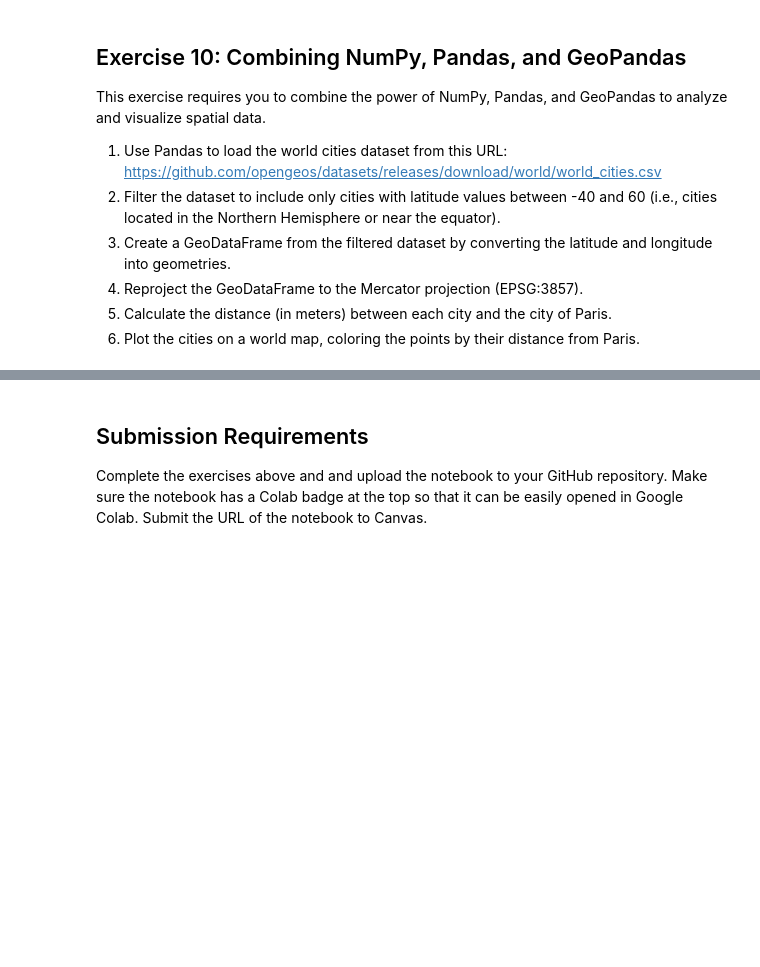
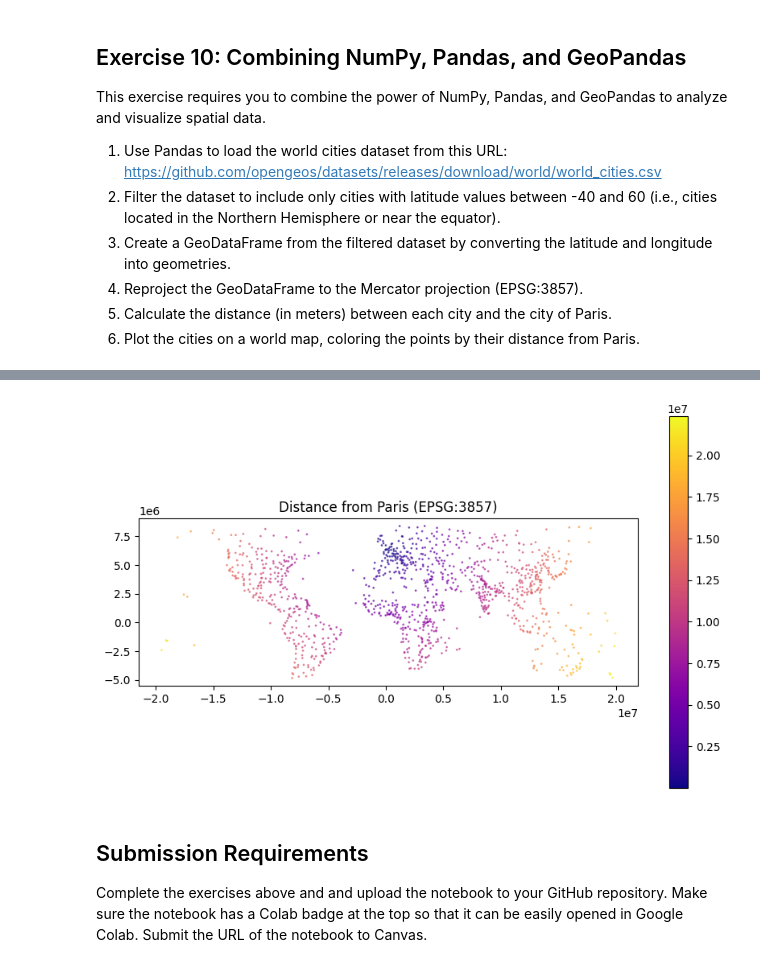
Before and after one commit to mercedes1996/geog-510, a Jupyter notebook: book/labs/lab_05.ipynb, the cells around one changed output, grey strips where cells are left out. Cells and saved outputs as stored; diff of their text form; code cells hidden in the pictures; blank space fills up the shorter version.

```diff
--- a/book/labs/lab_05.ipynb
+++ b/book/labs/lab_05.ipynb
@@ -520,0 +527,8 @@ This exercise requires you to combine the power of NumPy, Pandas, and GeoPandas
+# %%
+data_url = "https://github.com/opengeos/datasets/releases/download/world/world_cities.csv"
+df = pd.read_csv(data_url)
+# %%
+df_filtered = df[(df['latitude'] >= -40) & (df['latitude'] <= 60)]
+# %%
+df_filtered['geometry'] = df_filtered.apply(lambda row: Point(row['longitude'], row['latitude']), axis=1)
+gdf = gpd.GeoDataFrame(df_filtered, geometry='geometry', crs='EPSG:4326')
@@ -521,3 +541,20 @@ This exercise requires you to combine the power of NumPy, Pandas, and GeoPandas
+# %%
+
+gdf_mercator = gdf.to_crs(epsg=3857)
+
+
+paris_coords = gpd.GeoSeries([Point(2.3522, 48.8566)], crs='EPSG:4326').to_crs(epsg=3857).iloc[0]
+
+
+gdf_mercator['distance_to_paris'] = gdf_mercator.geometry.apply(lambda x: x.distance(paris_coords))
+
+
+fig, ax = plt.subplots(figsize=(10, 6))
+gdf_mercator.plot(column='distance_to_paris', cmap='plasma', legend=True, markersize=1, alpha=0.6, ax=ax)
+ax.set_title("Distance from Paris (EPSG:3857)")
+plt.show()
+# %% [output]
+[figure, added]
 # %% [markdown]
 ## Submission Requirements
 
```
Also changed, not shown: parts of 2 cells of this notebook.
